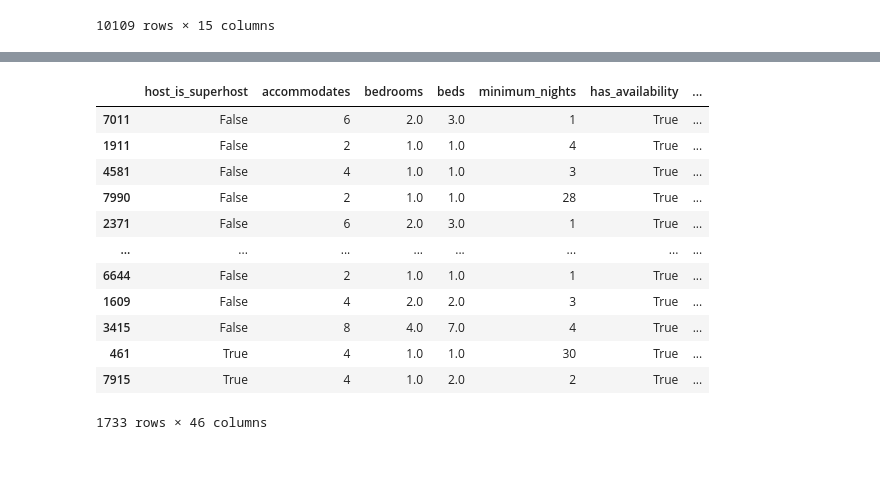
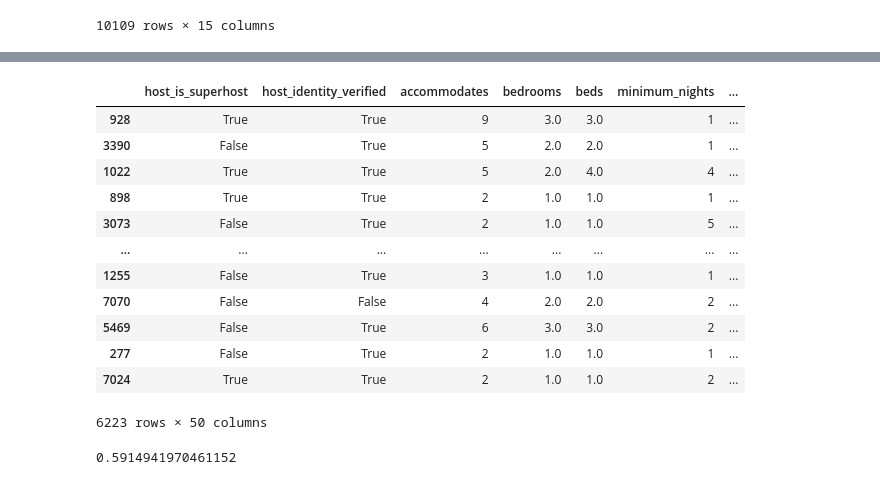
Before and after one commit to rezaganj/Capstone2-Airbnb-Price-Prediction, a Jupyter notebook: notebooks/airbnb_main.ipynb, the cells around one changed output, grey strips where cells are left out. Drawn from its saved outputs; the diff is of its cells as text; code cells hidden in the pictures.

```diff
--- a/notebooks/airbnb_main.ipynb
+++ b/notebooks/airbnb_main.ipynb
@@ -199,8 +203,6 @@ clean_to_keep['bathrooms'].value_counts()
 17.0       1
 10.5       1
 Name: bathrooms, dtype: int64
-# %%
-clean_to_keep['has_availability'] = (clean_to_keep['has_availability'] == 't')
 # %%
 clean_to_keep['instant_bookable'] = (clean_to_keep['instant_bookable'] == 't')
 # %%
@@ -300,7 +295,6 @@ plt.xticks(rotation=90);
 [figure]
 # %%
 neighborhoods = pd.get_dummies(clean_to_keep['neighbourhood_cleansed'])
-neighborhoods['price'] = clean_to_keep['price']
 neighborhoods
 # %% [output]
 |  | 78701 | 78702 | 78703 | 78704 | 78705 | 78712 | 78717 | 78719 | 78721 | 78722 | ... | ... |
@@ -464,7 +458,7 @@ memory usage: 1.3 MB
 all_listings = pd.concat([clean_to_keep.drop(columns='price'), zipcode, amenities], axis=1)
 all_listings['price'] = clean_to_keep['price']
 # %%
-listings = all_listings[(all_listings['price'] >= 10) & (all_listings['price'] < 4000)]
+listings = all_listings[(all_listings['price'] >= 10) & (all_listings['price'] < 2500)]
 # %%
 listings = listings.dropna()
 listings.describe()
@@ -487,3 +481,5 @@ listings['price'].hist()
 # %%
 X_train, X_test, y_train, y_test = train_test_split(listings.drop(columns='price'),
-                                                    listings['price'])
+                                                    listings['price'],
+                                                    test_size=0.1,
+                                                    random_state=1)
@@ -505,16 +486,16 @@ Name: price, Length: 1733, dtype: float64
 # %%
-X_test
+X_train
 # %% [output]
-|  | host_is_superhost | accommodates | bedrooms | beds | minimum_nights | has_availability | ... |
-| 7011 | False | 6 | 2.0 | 3.0 | 1 | True | ... |
-| 1911 | False | 2 | 1.0 | 1.0 | 4 | True | ... |
-| 4581 | False | 4 | 1.0 | 1.0 | 3 | True | ... |
-| 7990 | False | 2 | 1.0 | 1.0 | 28 | True | ... |
-| 2371 | False | 6 | 2.0 | 3.0 | 1 | True | ... |
+|  | host_is_superhost | host_identity_verified | accommodates | bedrooms | beds | minimum_nights | ... |
+| 928 | True | True | 9 | 3.0 | 3.0 | 1 | ... |
+| 3390 | False | True | 5 | 2.0 | 2.0 | 1 | ... |
+| 1022 | True | True | 5 | 2.0 | 4.0 | 4 | ... |
+| 898 | True | True | 2 | 1.0 | 1.0 | 1 | ... |
+| 3073 | False | True | 2 | 1.0 | 1.0 | 5 | ... |
 | ... | ... | ... | ... | ... | ... | ... | ... |
-| 6644 | False | 2 | 1.0 | 1.0 | 1 | True | ... |
-| 1609 | False | 4 | 2.0 | 2.0 | 3 | True | ... |
-| 3415 | False | 8 | 4.0 | 7.0 | 4 | True | ... |
-| 461 | True | 4 | 1.0 | 1.0 | 30 | True | ... |
-| 7915 | True | 4 | 1.0 | 2.0 | 2 | True | ... |
+| 1255 | False | True | 3 | 1.0 | 1.0 | 1 | ... |
+| 7070 | False | False | 4 | 2.0 | 2.0 | 2 | ... |
+| 5469 | False | True | 6 | 3.0 | 3.0 | 2 | ... |
+| 277 | False | True | 2 | 1.0 | 1.0 | 1 | ... |
+| 7024 | True | True | 2 | 1.0 | 1.0 | 2 | ... |
-1733 rows × 46 columns
+6223 rows × 50 columns
@@ -520,0 +526,6 @@ X_test
+# %%
+lr = LinearRegression()
+lr.fit(X_train, y_train)
+cross_val_score(lr, X_train, y_train).mean()
+# %% [output]
+0.5914941970461152
```
Also changed, not shown: parts of 84 cells of this notebook.
